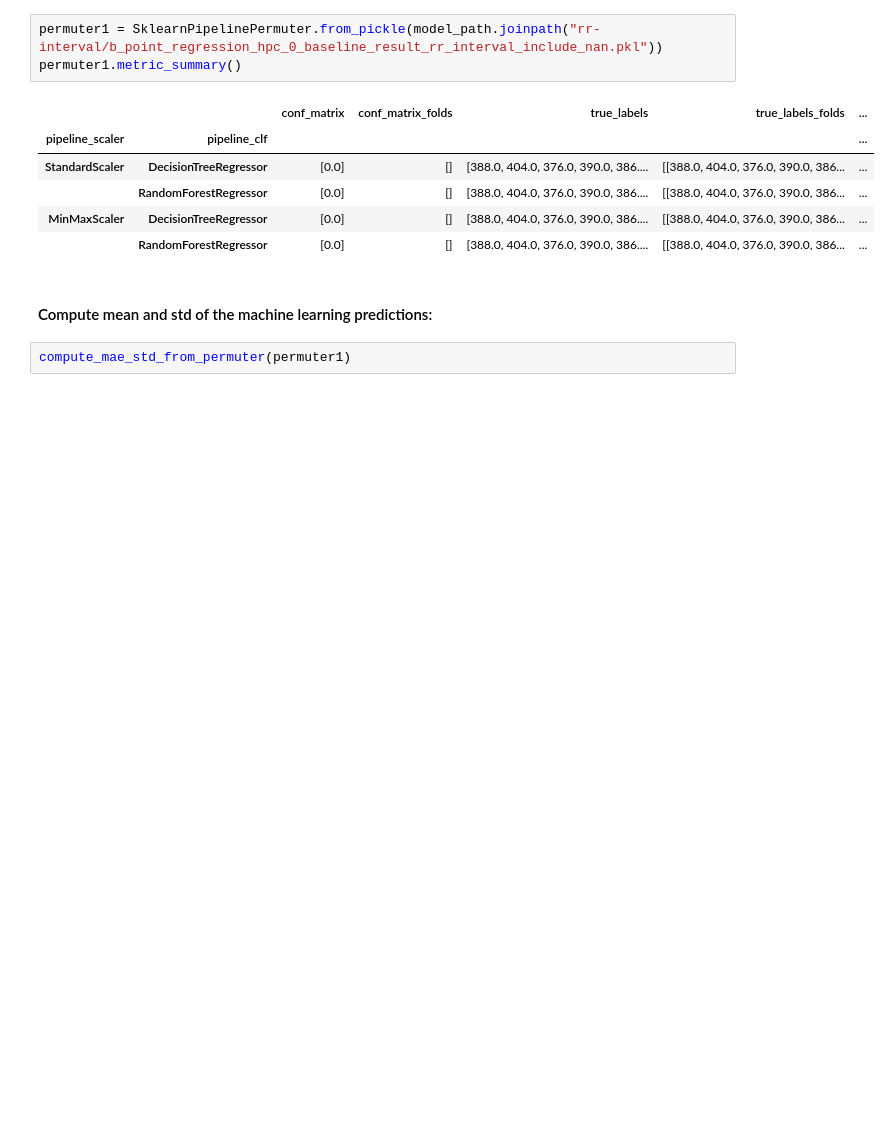
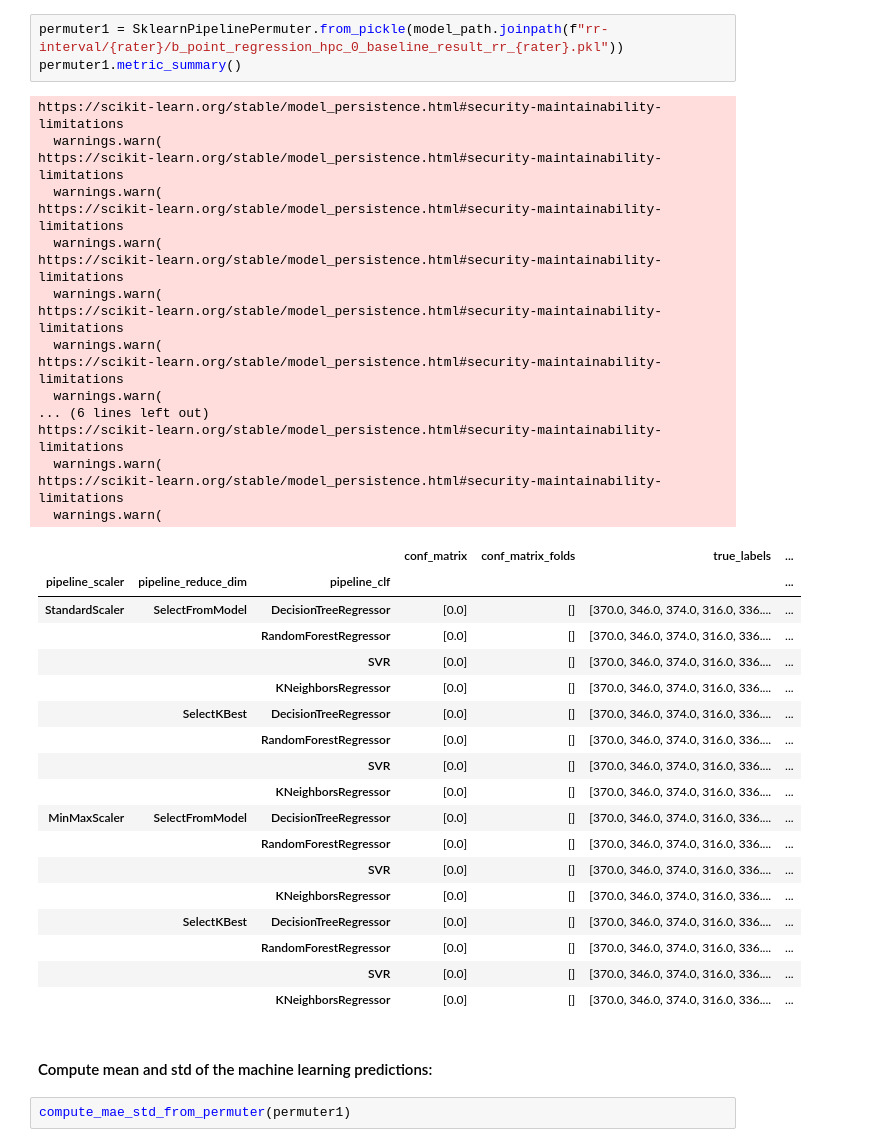
Before and after one commit to empkins/pepbench, a Jupyter notebook: experiments/pep_algorithm_benchmarking/notebooks/ML_analysis/Evaluation/EvaluateModelPerformance_b_point.ipynb, the cells around one changed output. Cells and saved outputs as stored; diff of their text form; blank space fills up the shorter version.

Commit message:
Updated Metric computation functions to match new data. Combined permuters.

```diff
--- a/experiments/pep_algorithm_benchmarking/notebooks/ML_analysis/Evaluation/EvaluateModelPerformance_b_point.ipynb
+++ b/experiments/pep_algorithm_benchmarking/notebooks/ML_analysis/Evaluation/EvaluateModelPerformance_b_point.ipynb
@@ -49,13 +48,42 @@ input_data
 # %%
-permuter1 = SklearnPipelinePermuter.from_pickle(model_path.joinpath("rr-interval/b_point_regression_hpc_0_baseline_result_rr_interval_include_nan.pkl"))
+permuter1 = SklearnPipelinePermuter.from_pickle(model_path.joinpath(f"rr-interval/{rater}/b_point_regression_hpc_0_baseline_result_rr_{rater}.pkl"))
 permuter1.metric_summary()
 # %% [output]
+https://scikit-learn.org/stable/model_persistence.html#security-maintainability-limitations
+  warnings.warn(
+https://scikit-learn.org/stable/model_persistence.html#security-maintainability-limitations
+  warnings.warn(
+https://scikit-learn.org/stable/model_persistence.html#security-maintainability-limitations
+  warnings.warn(
+https://scikit-learn.org/stable/model_persistence.html#security-maintainability-limitations
+  warnings.warn(
+https://scikit-learn.org/stable/model_persistence.html#security-maintainability-limitations
+  warnings.warn(
+https://scikit-learn.org/stable/model_persistence.html#security-maintainability-limitations
+  warnings.warn(
+... (6 lines left out)
+https://scikit-learn.org/stable/model_persistence.html#security-maintainability-limitations
+  warnings.warn(
+https://scikit-learn.org/stable/model_persistence.html#security-maintainability-limitations
+  warnings.warn(
-|  |  | conf_matrix | conf_matrix_folds | true_labels | true_labels_folds | ... |
-| pipeline_scaler | pipeline_clf |  |  |  |  | ... |
-| StandardScaler | DecisionTreeRegressor | [0.0] | [] | [388.0, 404.0, 376.0, 390.0, 386.... | [[388.0, 404.0, 376.0, 390.0, 386... | ... |
-|  | RandomForestRegressor | [0.0] | [] | [388.0, 404.0, 376.0, 390.0, 386.... | [[388.0, 404.0, 376.0, 390.0, 386... | ... |
-| MinMaxScaler | DecisionTreeRegressor | [0.0] | [] | [388.0, 404.0, 376.0, 390.0, 386.... | [[388.0, 404.0, 376.0, 390.0, 386... | ... |
-|  | RandomForestRegressor | [0.0] | [] | [388.0, 404.0, 376.0, 390.0, 386.... | [[388.0, 404.0, 376.0, 390.0, 386... | ... |
+|  |  |  | conf_matrix | conf_matrix_folds | true_labels | ... |
+| pipeline_scaler | pipeline_reduce_dim | pipeline_clf |  |  |  | ... |
+| StandardScaler | SelectFromModel | DecisionTreeRegressor | [0.0] | [] | [370.0, 346.0, 374.0, 316.0, 336.... | ... |
+|  |  | RandomForestRegressor | [0.0] | [] | [370.0, 346.0, 374.0, 316.0, 336.... | ... |
+|  |  | SVR | [0.0] | [] | [370.0, 346.0, 374.0, 316.0, 336.... | ... |
+|  |  | KNeighborsRegressor | [0.0] | [] | [370.0, 346.0, 374.0, 316.0, 336.... | ... |
+|  | SelectKBest | DecisionTreeRegressor | [0.0] | [] | [370.0, 346.0, 374.0, 316.0, 336.... | ... |
+|  |  | RandomForestRegressor | [0.0] | [] | [370.0, 346.0, 374.0, 316.0, 336.... | ... |
+|  |  | SVR | [0.0] | [] | [370.0, 346.0, 374.0, 316.0, 336.... | ... |
+|  |  | KNeighborsRegressor | [0.0] | [] | [370.0, 346.0, 374.0, 316.0, 336.... | ... |
+| MinMaxScaler | SelectFromModel | DecisionTreeRegressor | [0.0] | [] | [370.0, 346.0, 374.0, 316.0, 336.... | ... |
+|  |  | RandomForestRegressor | [0.0] | [] | [370.0, 346.0, 374.0, 316.0, 336.... | ... |
+|  |  | SVR | [0.0] | [] | [370.0, 346.0, 374.0, 316.0, 336.... | ... |
+|  |  | KNeighborsRegressor | [0.0] | [] | [370.0, 346.0, 374.0, 316.0, 336.... | ... |
+|  | SelectKBest | DecisionTreeRegressor | [0.0] | [] | [370.0, 346.0, 374.0, 316.0, 336.... | ... |
+|  |  | RandomForestRegressor | [0.0] | [] | [370.0, 346.0, 374.0, 316.0, 336.... | ... |
+|  |  | SVR | [0.0] | [] | [370.0, 346.0, 374.0, 316.0, 336.... | ... |
+|  |  | KNeighborsRegressor | [0.0] | [] | [370.0, 346.0, 374.0, 316.0, 336.... | ... |
 # %% [markdown]
 #### Compute mean and std of the machine learning predictions:
 # %%
```
Also changed, not shown: parts of 7 cells of this notebook, 46 other files.
